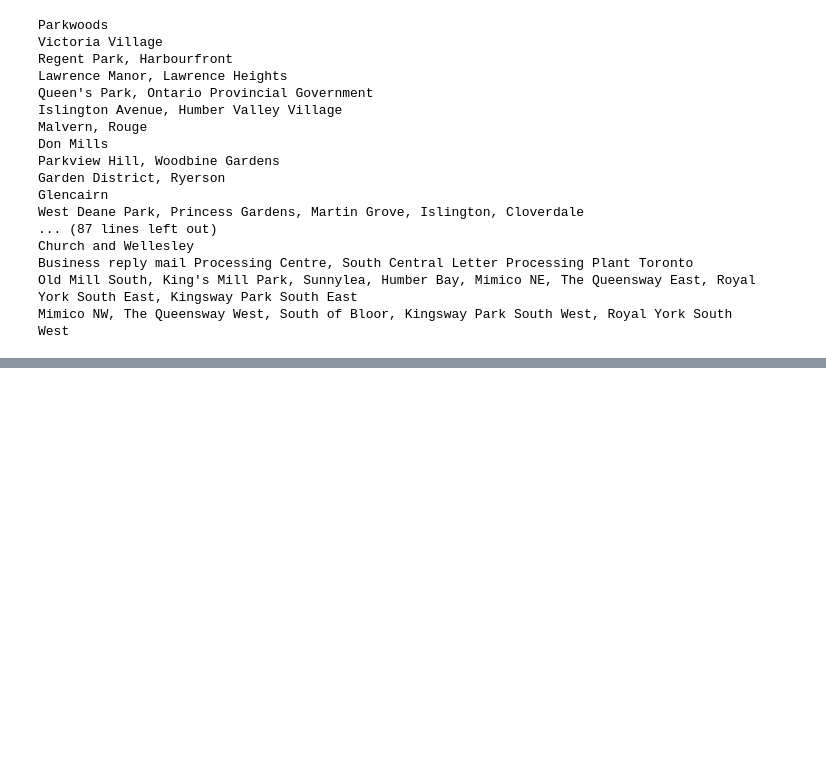
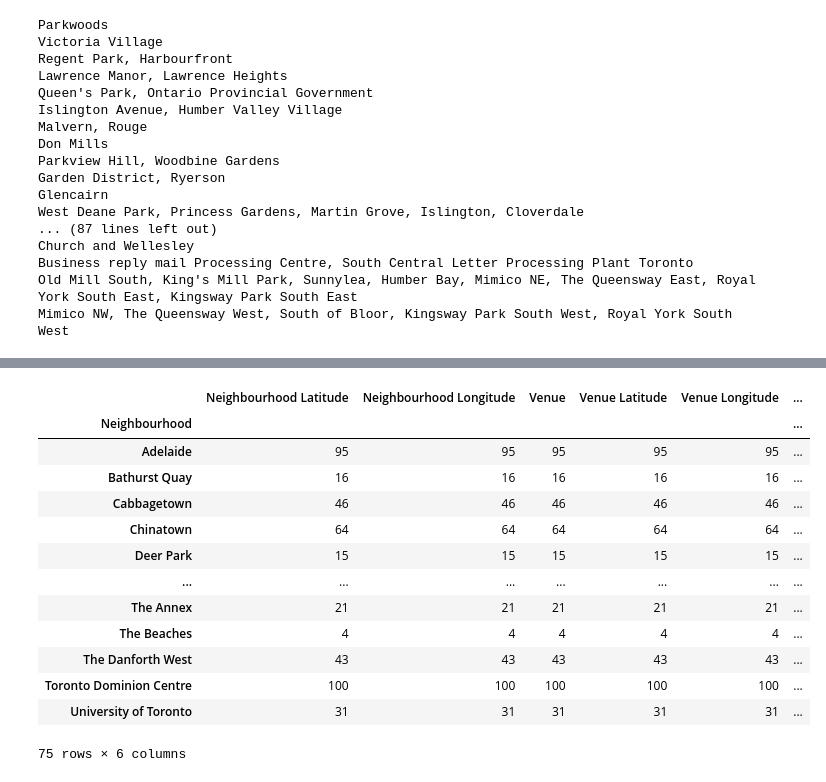
Before and after one commit to parag-ghungrudkar/Battle_of_neighborhoods_coursera, a Jupyter notebook: Coursera_capstone_project.ipynb, the cells around one changed output, grey strips where cells are left out. Drawn from its saved outputs; the diff is of its cells as text; code cells hidden in the pictures; blank space fills up the shorter version.

```diff
--- a/Coursera_capstone_project.ipynb
+++ b/Coursera_capstone_project.ipynb
@@ -300,0 +317,31 @@ final_df1 = final_df.copy()
+# %%
+def explode(df, lst_cols, fill_value='', preserve_index=False):
+    # make sure `lst_cols` is list-alike
+    if (lst_cols is not None
+        and len(lst_cols) > 0
+        and not isinstance(lst_cols, (list, tuple, np.ndarray, pd.Series))):
+        lst_cols = [lst_cols]
+    # all columns except `lst_cols`
+    idx_cols = df.columns.difference(lst_cols)
+    # calculate lengths of lists
+    lens = df[lst_cols[0]].str.len()
+    # preserve original index values
+    idx = np.repeat(df.index.values, lens)
+    # create "exploded" DF
+    res = (pd.DataFrame({
+                col:np.repeat(df[col].values, lens)
+                for col in idx_cols},
+                index=idx)
+             .assign(**{col:np.concatenate(df.loc[lens>0, col].values)
+                            for col in lst_cols}))
+    # append those rows that have empty lists
+    if (lens == 0).any():
+        # at least one list in cells is empty
+        res = (res.append(df.loc[lens==0, idx_cols], sort=False)
+                  .fillna(fill_value))
+    # revert the original index order
+    res = res.sort_index()
+    # reset index if requested
+    if not preserve_index:
+        res = res.reset_index(drop=True)
+    return res
@@ -300,0 +433,17 @@ final_df1 = final_df.copy()
+# %%
+toronto_venues.groupby('Neighbourhood').count()
+# %% [output]
+|  | Neighbourhood Latitude | Neighbourhood Longitude | Venue | Venue Latitude | Venue Longitude | ... |
+| Neighbourhood |  |  |  |  |  | ... |
+| Adelaide | 95 | 95 | 95 | 95 | 95 | ... |
+| Bathurst Quay | 16 | 16 | 16 | 16 | 16 | ... |
+| Cabbagetown | 46 | 46 | 46 | 46 | 46 | ... |
+| Chinatown | 64 | 64 | 64 | 64 | 64 | ... |
+| Deer Park | 15 | 15 | 15 | 15 | 15 | ... |
+| ... | ... | ... | ... | ... | ... | ... |
+| The Annex | 21 | 21 | 21 | 21 | 21 | ... |
+| The Beaches | 4 | 4 | 4 | 4 | 4 | ... |
+| The Danforth West | 43 | 43 | 43 | 43 | 43 | ... |
+| Toronto Dominion Centre | 100 | 100 | 100 | 100 | 100 | ... |
+| University of Toronto | 31 | 31 | 31 | 31 | 31 | ... |
+75 rows × 6 columns
```
Also changed, not shown: parts of 19 cells of this notebook.
